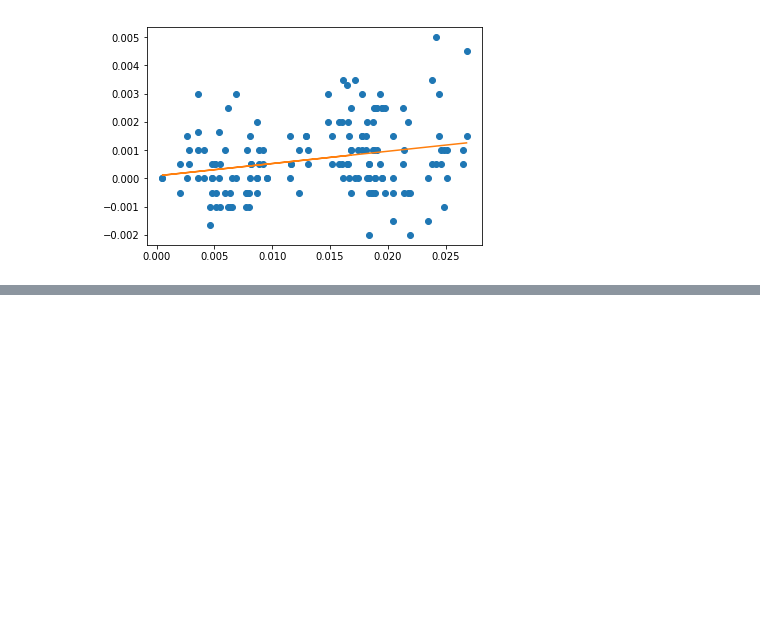
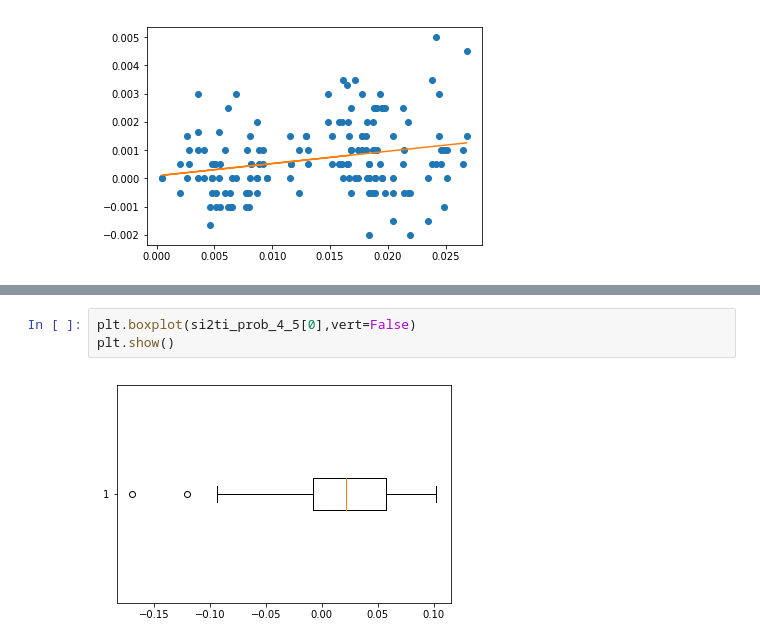
Before and after one commit to zycalice/domain-adaptation-nlp, a Jupyter notebook: notebooks/CIS620_project2_amazon.ipynb, the cells around one changed output, grey strips where cells are left out. Saved outputs shown, nothing was run; the diff lists cells and outputs as text; blank space fills up the shorter version.

```diff
--- a/notebooks/CIS620_project2_amazon.ipynb
+++ b/notebooks/CIS620_project2_amazon.ipynb
@@ -917,0 +1783,5 @@ plt.plot(x, m*x + b)
+# %%
+plt.boxplot(si2ti_prob_4_5[0],vert=False)
+plt.show()
+# %% [output]
+[figure, added]
```
Also changed, not shown: parts of 59 cells of this notebook.
